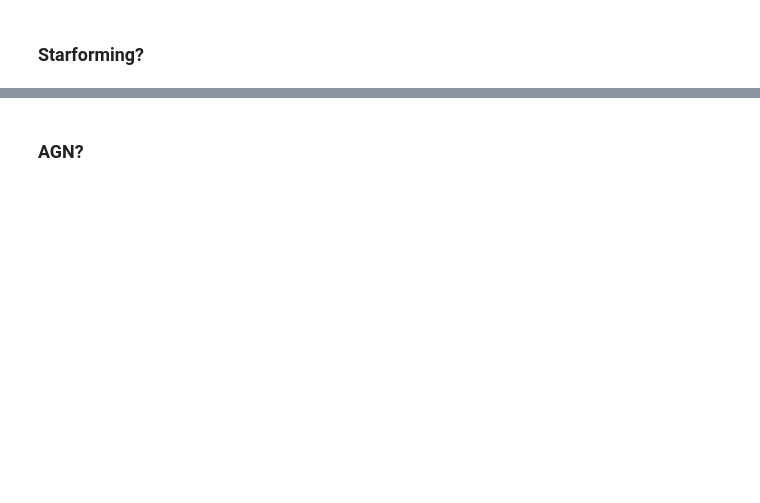
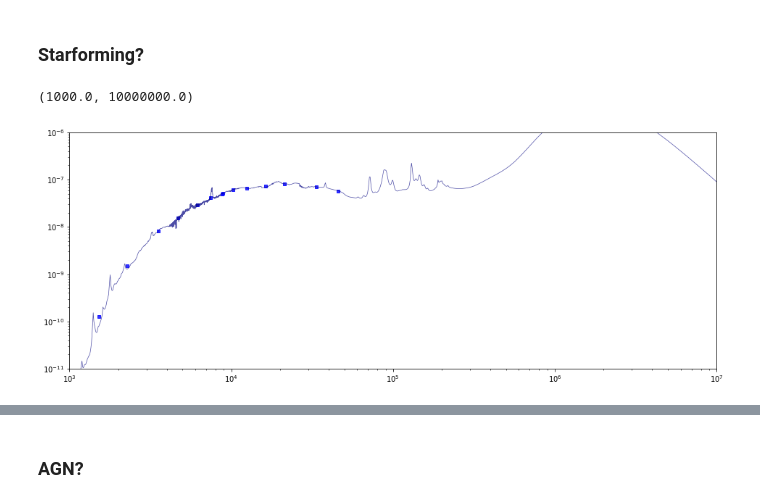
Before and after one commit to mwalmsley/agnfinder, a Jupyter notebook: notebooks/check_inference_on_synthetic_obs.ipynb, the cells around one changed output, grey strips where cells are left out. Drawn from its saved outputs; the diff is of its cells as text; code cells hidden in the pictures; blank space fills up the shorter version.

```diff
--- a/notebooks/check_inference_on_synthetic_obs.ipynb
+++ b/notebooks/check_inference_on_synthetic_obs.ipynb
@@ -152,12 +205,16 @@ plt.xlim([1e3, 1e7])
 # %% [markdown]
 ### Starforming?
 # %%
-samples_loc = '/home/mike/repos/agnfinder/results/qso_fixed_inclination_bigger_agn/starforming_bigger_agn_mass_fixed_inclination_1_1564532765_multinest_samples.h5py'
+samples_loc = '/home/mike/repos/agnfinder/results/qso_fixed_inclination_bigger_agn/starforming_bigger_agn_mass_fixed_inclination_1_1564532767_multinest_samples.h5py'
 assert os.path.isfile(samples_loc)
 fit_theta = load_theta_from_samples(samples_loc)
 dict(zip(model.free_params, fit_theta))
 
+
 fig, ax = plt.subplots(figsize=(16, 6))
 visualise.plot_model_at_obs(ax, model, fit_theta, obs, sps)
-# ax.set_ylim([1e-7, 1e-4])
+ax.set_ylim([1e-11, 1e-6])
 ax.set_xlim([1e3, 1e7])
+# %% [output]
+(1000.0, 10000000.0)
+[figure, added]
```
Also changed, not shown: parts of 19 cells of this notebook.
